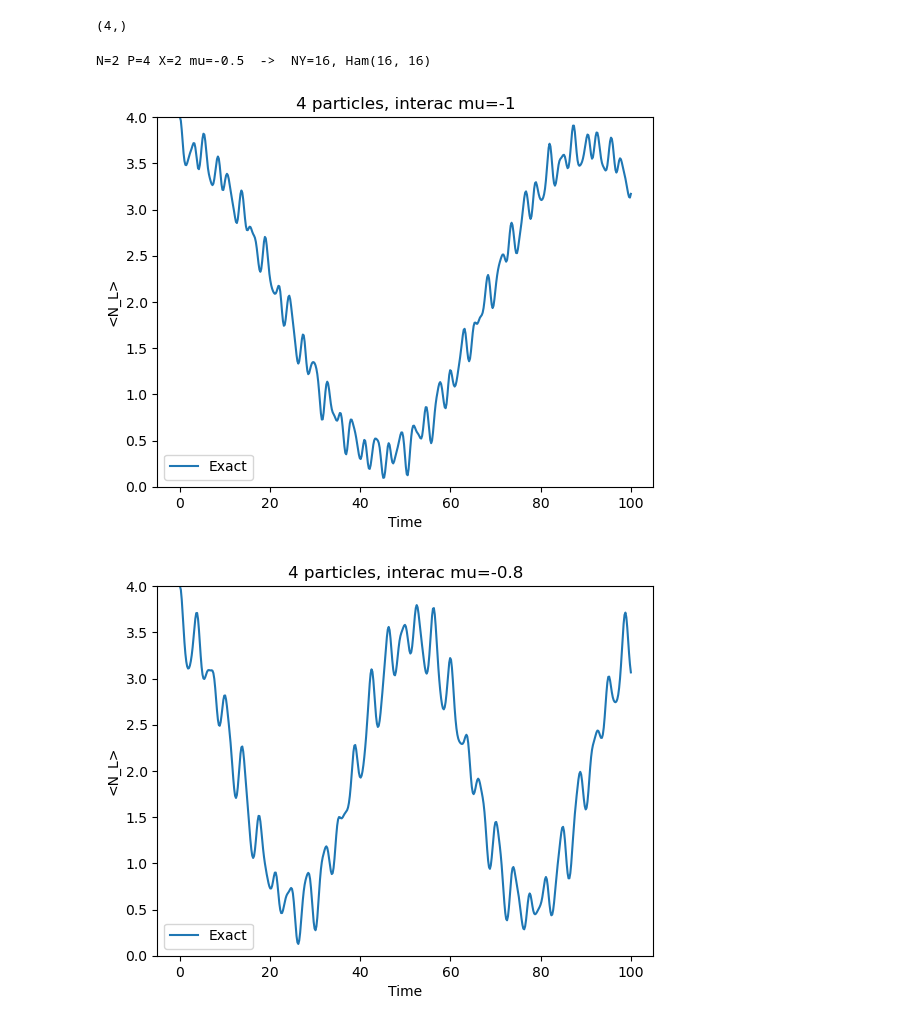
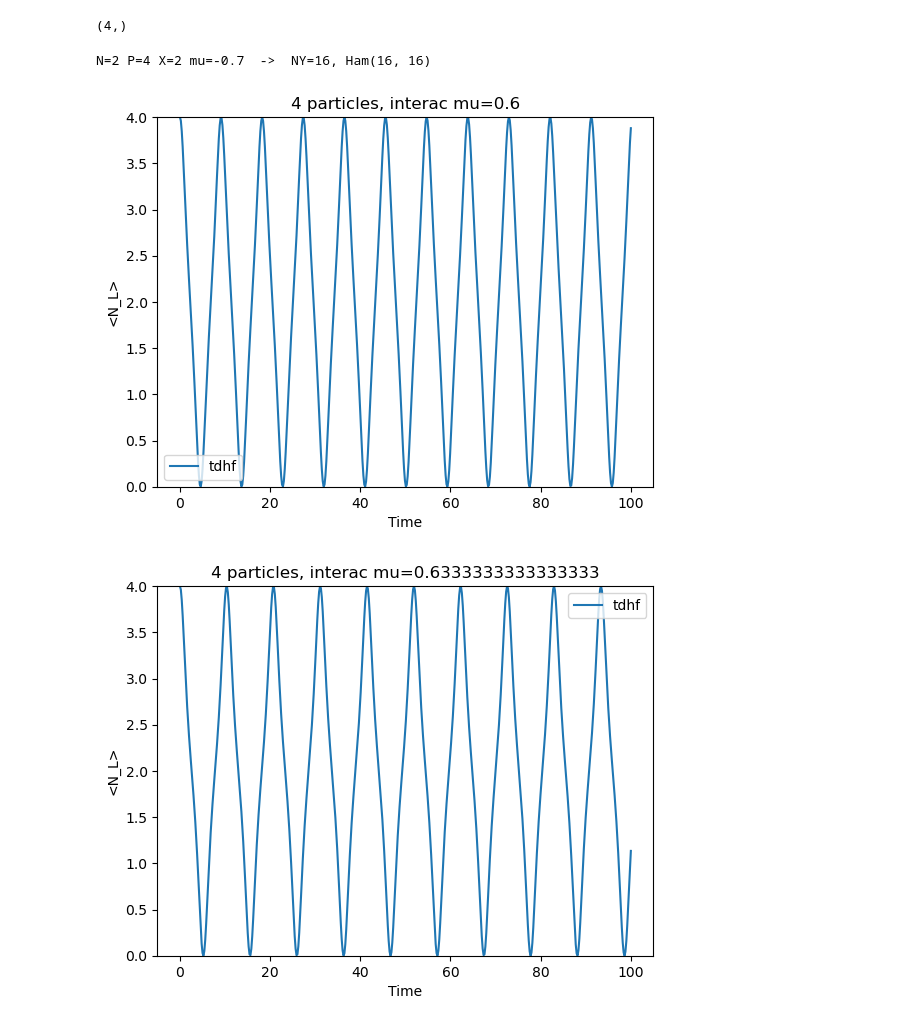
Before and after one commit to annabirke/Honours_entangle_magic, a Jupyter notebook: 2slaterforclaude/2slater_september.ipynb, the cells around one changed output. Drawn from its saved outputs; the diff is of its cells as text; code cells hidden in the pictures.

```diff
--- a/2slaterforclaude/2slater_september.ipynb
+++ b/2slaterforclaude/2slater_september.ipynb
@@ -333,7 +363,8 @@ def make_y0(m, HFmin,allL,f0=(1.0, 0.0)):
     ''' STARTING THE 2 SLATERS ORTHOGONAL '''
     assert m.N==2
     if HFmin:
-        th = atan2(-1/m.mu,-np.sqrt(m.mu**2-1)/m.mu) # get same sin(th) even if remove - from second input (like the other solution would give)
+        # th = atan2(-1/m.mu,-np.sqrt(m.mu**2-1)/m.mu) # get same sin(th) even if remove - from second input (like the other solution would give)
+        th = atan2(m.a/(m.mu-m.mu*m.P), np.sqrt(1-(m.a/(m.mu*(m.P-1)))**2))
         phi = 0
         L = np.sqrt( (1+np.sin(th))/2 )
         R = np.sqrt( (1-np.sin(th))/2 )*np.exp(1j*phi)
@@ -373,8 +404,9 @@ def integrate(m, y0, t_list, rcond=1e-10, gauge=True, orthog=False, lam=0.0, **k
 
 def tdhf(m, t, y):
     th, phi = y
+    assert m.a==1.0
     d_th = -np.sin(phi)
-    d_phi = np.tan(th)*np.cos(phi)+m.mu*np.sin(th)
+    d_phi = np.tan(th)*np.cos(phi) + m.mu*(m.P-1)*np.sin(th)
     return [d_th, d_phi]
 
 def tdhf_integrate(m, t_list, y0):
@@ -387,7 +419,8 @@ def tdhf_integrate(m, t_list, y0):
 
 def make_y0_tdhf(m, HFmin, allL):
     if HFmin:
-        th = atan2(-1/m.mu,-np.sqrt(m.mu**2-1)/m.mu)
+        # th = atan2(-1/m.mu,-np.sqrt(m.mu**2-1)/m.mu)
+        th = atan2(m.a/(m.mu-m.mu*m.P), np.sqrt(1-(m.a/(m.mu*(m.P-1)))**2))
         phi = 0
     if allL:
         th = np.pi/2 - 1e-5
@@ -400,6 +433,10 @@ def LR(th,phi):
     L = np.sqrt( (1+np.sin(th))/2 )
     R = np.sqrt( (1-np.sin(th))/2 )*np.exp(1j*phi)
     return L,R
+
+def mu_selftrap(a,P):
+    mu = 2*a/(P-1)
+    return mu
 # %%
 # --- integrate tdhf
 
@@ -435,7 +472,7 @@ def manybodystate_tdhf(m, t_list):
 # print(Nleft_t_tdhf.shape)
 # %%
 m = make_model(P=4,      # number of particles
-               mu=-0.5,
+               mu=-0.7,
                N=2,      # number of slaters
                X=2,      # number of single-particle states
                a=1.0)
@@ -444,7 +481,7 @@ lambd = 4.0
 
 print(f'N={m.N} P={m.P} X={m.X} mu={m.mu}  ->  NY={m.NY}, Ham{m.Ham.shape}')
 # %% [output]
-N=2 P=4 X=2 mu=-0.5  ->  NY=16, Ham(16, 16)
+N=2 P=4 X=2 mu=-0.7  ->  NY=16, Ham(16, 16)
 # %%
 
 def dothething(P_list,mu_list):
@@ -491,22 +544,27 @@ def dothething(P_list,mu_list):
     return sol, manybodystate
 # %%
-mus = [-1,-0.8,-0.6]
+mus = np.linspace(0.6,0.7,4)
 times = np.linspace(0,100,500)
 for mu in mus:
     P=4
     m = make_model(P, mu)
     f0 = np.array([1.0, 0.01])
     f0 /= np.linalg.norm(f0)
     y0 = make_y0(m,False,True,f0)
     Nleft_t_exact = Nleft_exact(m, y0, times)
-    plt.plot(times,Nleft_t_exact, label='Exact')
+
+    manybodystate = manybodystate_tdhf(m, t_list)
+    Nleft_t_tdhf = Nleft_tdhf(m, manybodystate)
+    plt.plot(times,Nleft_t_tdhf, label='tdhf')
+
+    # plt.plot(times,Nleft_t_exact, label='Exact')
     plt.xlabel('Time')
     plt.ylabel('<N_L>')
     plt.legend()
     plt.ylim(0,P)
     plt.title(f'{P} particles, interac mu={mu}')
     # plt.savefig('tdvpvsexact_Nleft.png', dpi=120)
     plt.show()
 # %% [output]
-[figure, old version]
+[figure, new version]
-[figure, old version]
+[figure, new version]
```
Also changed, not shown: parts of 11 cells of this notebook.
